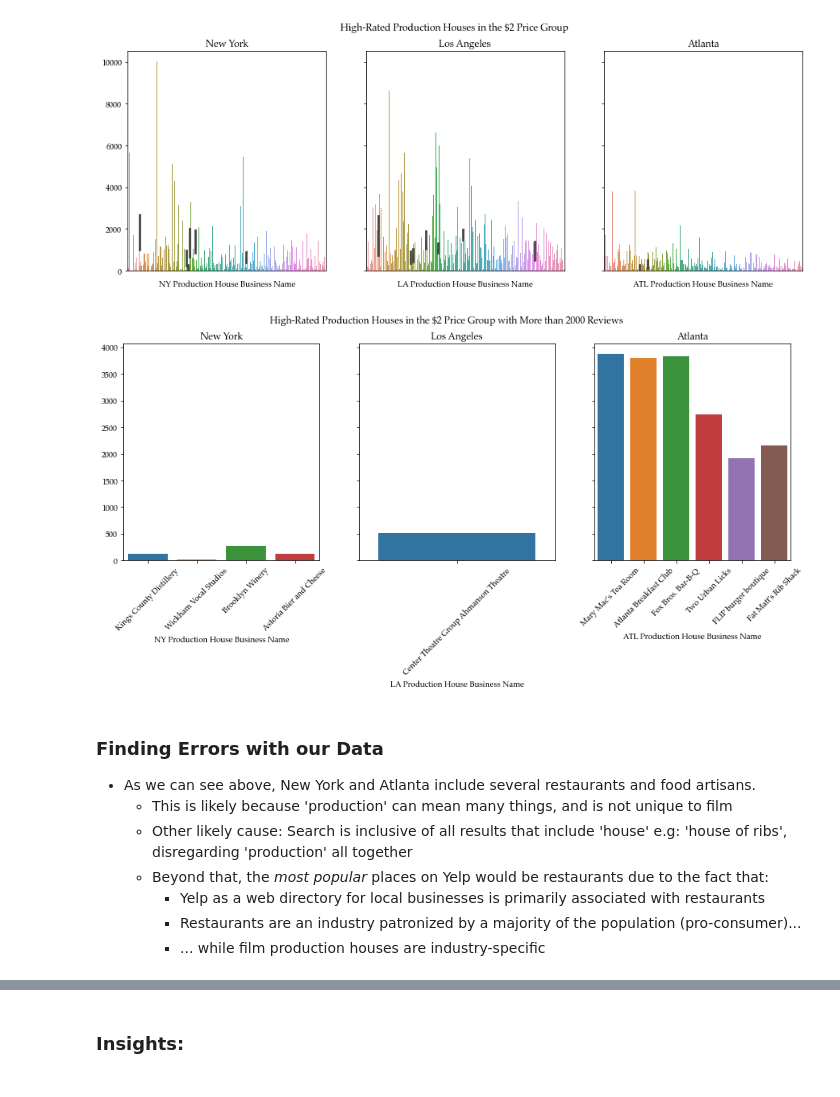
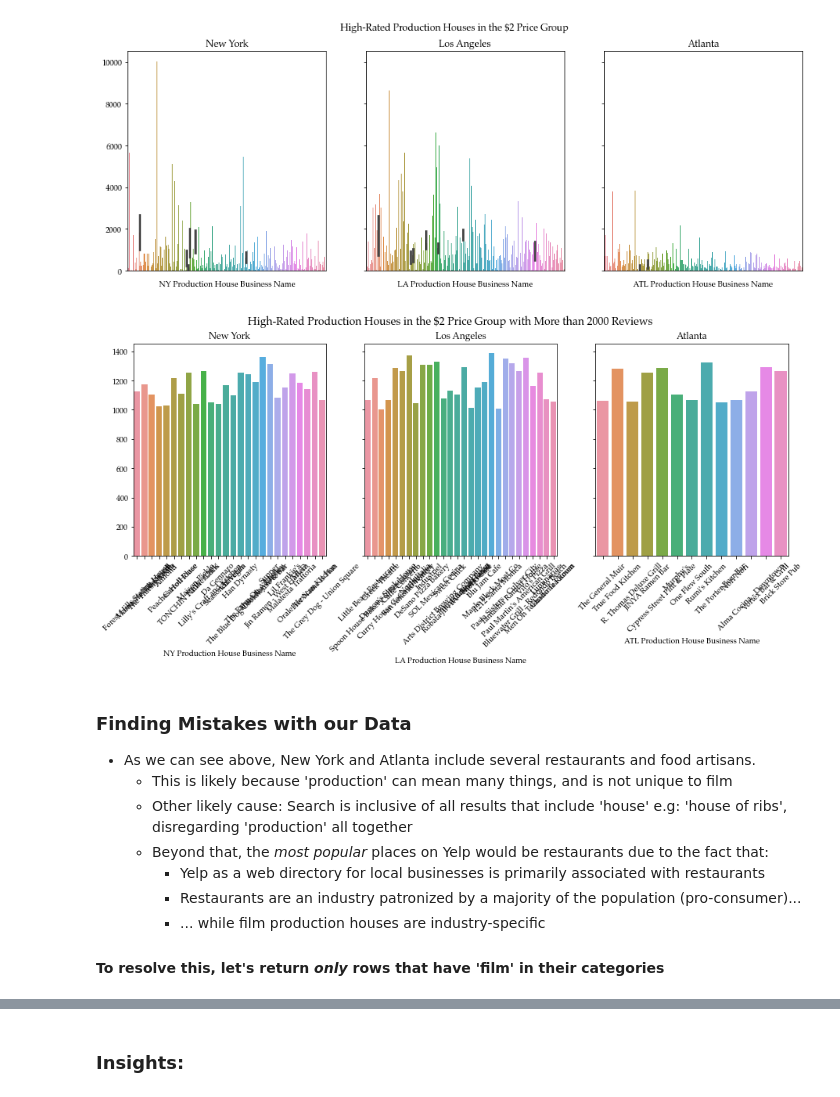
Before and after one commit to mike-flanagan/Yelp_Jake_Mike_Phase_1, a Jupyter notebook: Visualization_Analysis_Mike_Merge_Safe.ipynb, the cells around one changed output, grey strips where cells are left out. Saved outputs shown, nothing was run; the diff lists cells and outputs as text; code cells hidden in the pictures.

Commit message:
further developed visualizations, discovered many undesired items in production house databases, created a variables ipynb file for easy reference while creating visualizations.

```diff
--- a/Visualization_Analysis_Mike_Merge_Safe.ipynb
+++ b/Visualization_Analysis_Mike_Merge_Safe.ipynb
@@ -9,23 +9,4 @@ from  keys  import  client_id, api_key
 import seaborn as sns
 import matplotlib.pyplot as plt
 
-# !{sys.executable} -m pip install latex
-# !{sys.executable} -m pip install latex
-# !{sys.executable} -m pip install PyDvi
-# !{sys.executable} -m pip install ghostscript
-
-plt.rcParams.update({"text.usetex": False, "font.family": "serif", "font.serif": ["Palatino"]})
-
 %matplotlib inline
-# %%
-    New:
-'pgf.texsystem': 'xelatex',
-'text.latex.preamble': '',
-'text.latex.preview': False,
-'text.usetex': True,
-
-    Old:
-plt.rcParams['text.usetex']=True
-plt.rcParams['text.latex.unicode']=True
-# %%
-plt.rcParams.keys()
@@ -443,49 +364,50 @@ g3.tick_params(bottom=False);
 # %% [output]
 [figure]
 # %%
-ny_prod_high_rating_price2 = df_prod_ny.loc[(df_prod_ny['Rating'] >= 4) & (df_prod_ny['Price'] == 2) & (df_prod_ga['Review Count'] >= 1800)]
-la_prod_high_rating_price2 = df_prod_la.loc[(df_prod_la['Rating'] >= 4) & (df_prod_la['Price'] == 2) & (df_prod_ga['Review Count'] >= 1800)]
-ga_prod_high_rating_price2 = df_prod_ga.loc[(df_prod_ga['Rating'] >= 4) & (df_prod_ga['Price'] == 2) & (df_prod_ga['Review Count'] >= 1800)]
+ny_prod_high_rating_price2 = df_prod_ny.loc[(df_prod_ny['Rating'] >= 4) & (df_prod_ny['Price'] == 2) & (df_prod_ny['Review Count'] > 1000) & (df_prod_ny['Review Count'] < 1400)]
+la_prod_high_rating_price2 = df_prod_la.loc[(df_prod_la['Rating'] >= 4) & (df_prod_la['Price'] == 2) & (df_prod_la['Review Count'] > 1000) & (df_prod_la['Review Count'] < 1400)]
+ga_prod_high_rating_price2 = df_prod_ga.loc[(df_prod_ga['Rating'] >= 4) & (df_prod_ga['Price'] == 2) & (df_prod_ga['Review Count'] > 1000) & (df_prod_ga['Review Count'] < 1400)]
 
 
 fig, ax = plt.subplots(1, 3, figsize=(15, 5), sharey=True)
-fig.suptitle('High-Rated Production Houses in the $2 Price Group with More than 2000 Reviews', fontweight = 'bold')
+fig.suptitle('High-Rated Production Houses in the $2 Price Group with More than 2000 Reviews', weight = 'bold').set_fontsize('14')
+
 
 # for i, j in zip(range(numvars), itertools.cycle((-1, 0))):
 #     axes[j,i].xaxis.set_visible(True)
 #     axes[i,j].yaxis.set_visible(True)
 
 #     for tick in axes[i,j].get_xticklabels():
 #         tick.set_rotation(45)
 #     for tick in axes[j,i].get_xticklabels():
 #         tick.set_rotation(45)
 
 # NY
-g1 = sns.barplot(ax=ax[0], x= ny_prod_high_rating_price2['Name'], y= ny_prod_high_rating_price2['Review Count'].values)
+g1 = sns.barplot(ax=ax[0], x = ny_prod_high_rating_price2['Name'], y = ny_prod_high_rating_price2['Review Count'].values)
 ax[0].set_title('New York')
 # LA
-g2 = sns.barplot(ax=ax[1], x= la_prod_high_rating_price2['Name'], y= la_prod_high_rating_price2['Review Count'].values)
+g2 = sns.barplot(ax=ax[1], x = la_prod_high_rating_price2['Name'], y = la_prod_high_rating_price2['Review Count'].values)
 ax[1].set_title('Los Angeles')
 # ATL
-g3 = sns.barplot(ax=ax[2], x= ga_prod_high_rating_price2['Name'], y= ga_prod_high_rating_price2['Review Count'].values)
+g3 = sns.barplot(ax=ax[2], x = ga_prod_high_rating_price2['Name'], y = ga_prod_high_rating_price2['Review Count'].values)
 ax[2].set_title('Atlanta')
 
 for tick in g1.get_xticklabels():
     tick.set_rotation(45)
 
 for tick in g2.get_xticklabels():
     tick.set_rotation(45)
 
 for tick in g3.get_xticklabels():
     tick.set_rotation(45)
 
 g1.set_xlabel('NY Production House Business Name')
 g2.set_xlabel('LA Production House Business Name')
 g3.set_xlabel('ATL Production House Business Name');
 # %% [output]
-[figure, old version]
+[figure, new version]
 # %% [markdown]
-### Finding Errors with our Data
+### Finding Mistakes with our Data
 - As we can see above, New York and Atlanta include several restaurants and food artisans.
    - This is likely because 'production' can mean many things, and is not unique to film
    - Other likely cause: Search is inclusive of all results that include 'house' e.g: 'house of ribs', disregarding 'production' all together
@@ -493,3 +415,5 @@ g3.set_xlabel('ATL Production House Business Name');
        - Yelp as a web directory for local businesses is primarily associated with restaurants
        - Restaurants are an industry patronized by a majority of the population (pro-consumer)...
        - ... while film production houses are industry-specific
+
+#### To resolve this, let's return *only* rows that have 'film' in their categories
```
Also changed, not shown: parts of 27 cells of this notebook, 1 other file.
